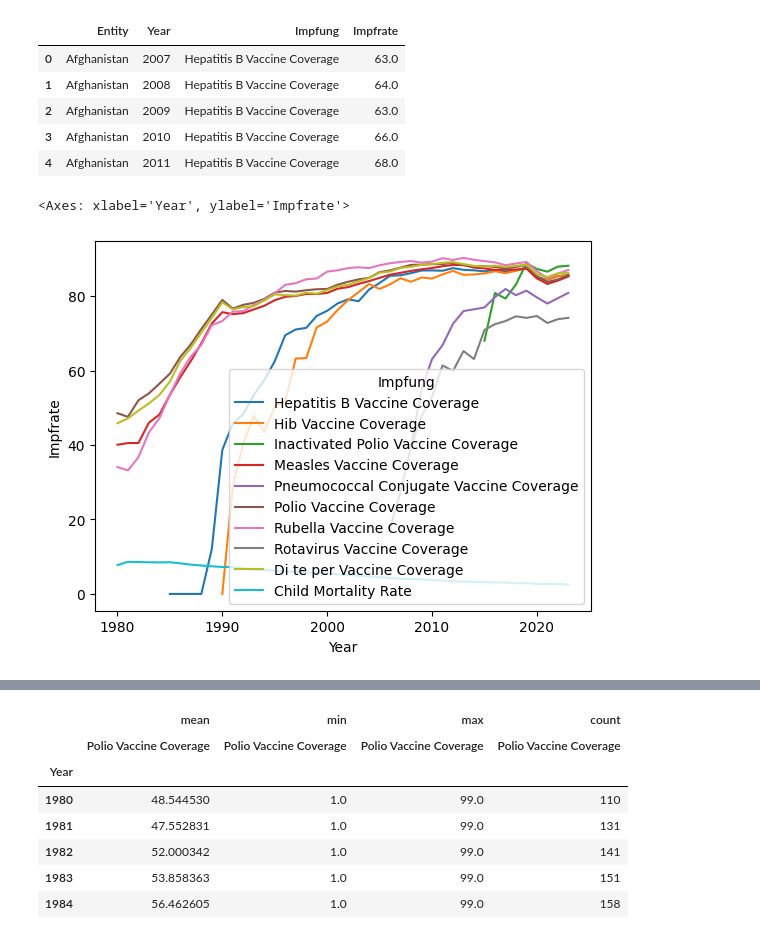
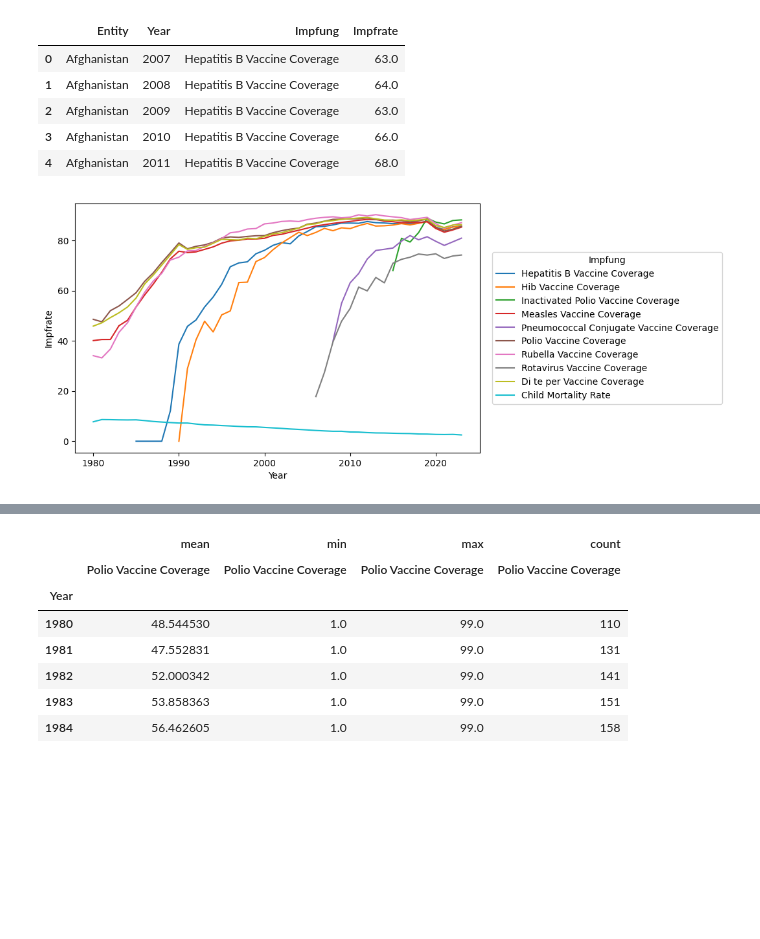
Before and after one commit to gandlea/LN-2-HS2025, a Jupyter notebook: Leistungsnachweis.ipynb, the cells around one changed output, grey strips where cells are left out. Saved outputs shown, nothing was run; the diff lists cells and outputs as text; code cells hidden in the pictures; blank space fills up the shorter version.

Commit message:
figsize

```diff
--- a/Leistungsnachweis.ipynb
+++ b/Leistungsnachweis.ipynb
@@ -70,12 +70,20 @@ df_melted.head()
 | 2 | Afghanistan | 2009 | Hepatitis B Vaccine Coverage | 63.0 |
 | 3 | Afghanistan | 2010 | Hepatitis B Vaccine Coverage | 66.0 |
 | 4 | Afghanistan | 2011 | Hepatitis B Vaccine Coverage | 68.0 |
-# %%
-import seaborn as sns
-sns.lineplot(data=df_melted, x="Year", y="Impfrate", hue="Impfung",errorbar=None)
-# %% [output]
-<Axes: xlabel='Year', ylabel='Impfrate'>
-[figure, removed]
+# %%
+import seaborn as sns
+import matplotlib.pyplot as plt
+
+fig, ax = plt.subplots(figsize=(10, 5))  # <-- hier Breite/Höhe einstellen
+
+sns.lineplot(data=df_melted, x="Year", y="Impfrate", hue="Impfung", errorbar=None, ax=ax)
+
+ax.legend(title="Impfung", loc="center left", bbox_to_anchor=(1.02, 0.5))
+
+fig.subplots_adjust(right=0.75)  # <-- macht Platz für die Legende rechts
+plt.show()
+# %% [output]
+[figure, added]
 # %%
 df_pivot_polio = rename_df.pivot(index='Entity', columns="Year", values= 'Polio Vaccine Coverage')
 df_pivot_polio.head()
```
